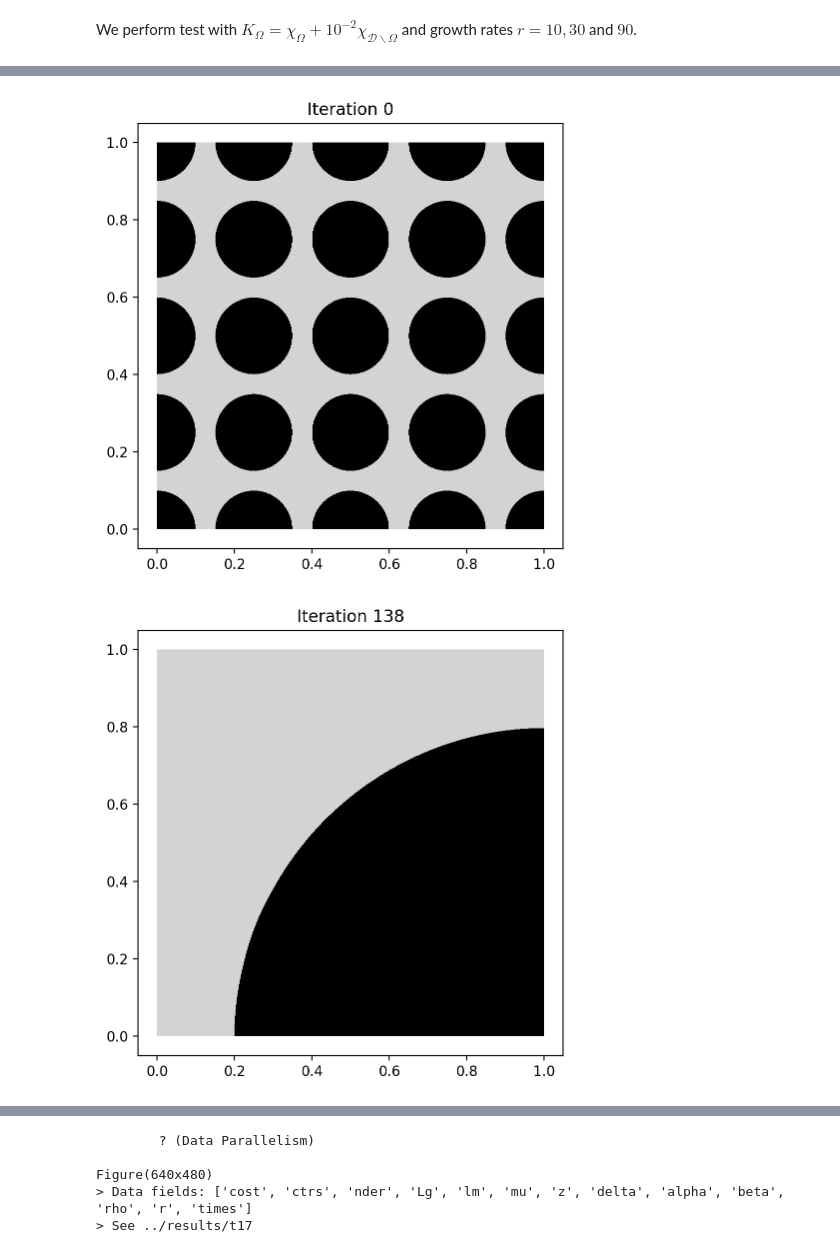
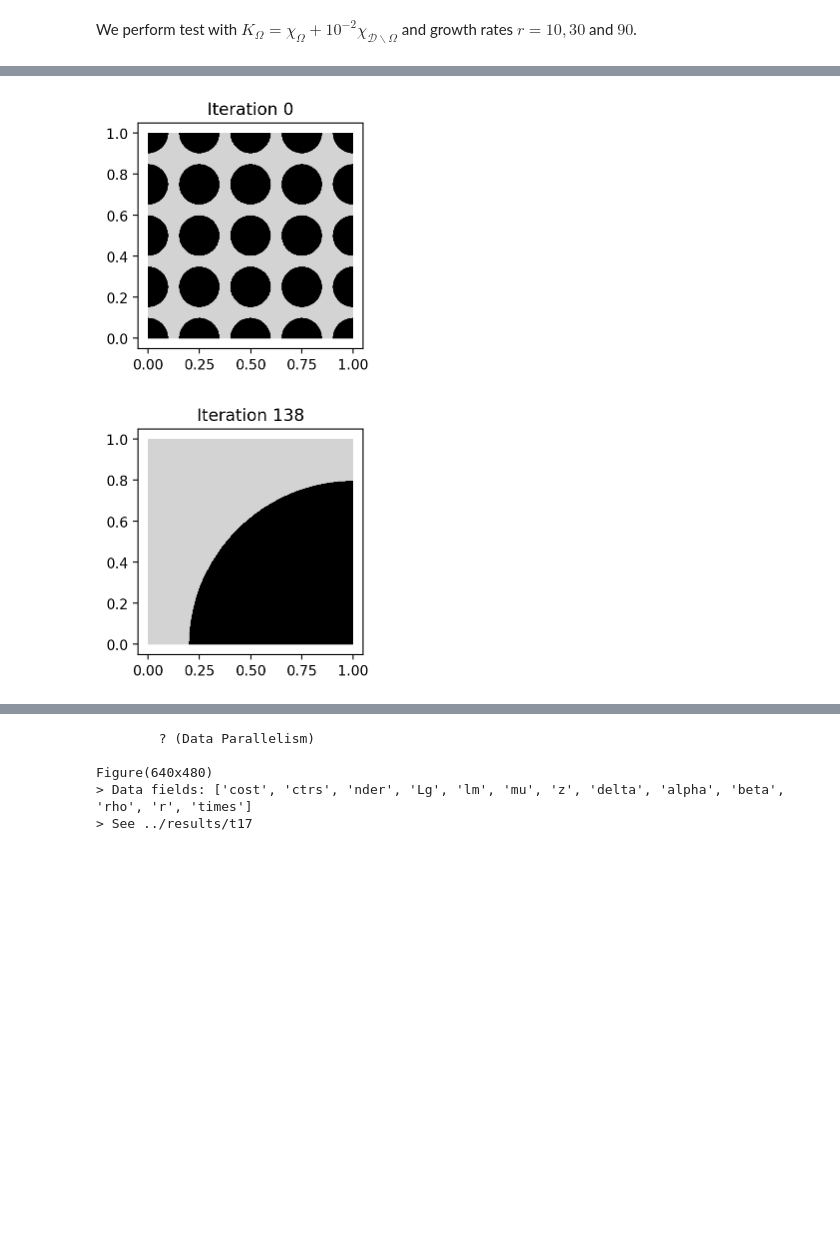
Before and after one commit to PhiFEM/phiFEM_FormOpt, a Jupyter notebook: code/Tutorial.ipynb, the cells around one changed output, grey strips where cells are left out. Cells and saved outputs as stored; diff of their text form; code cells hidden in the pictures; blank space fills up the shorter version.

```diff
--- a/code/Tutorial.ipynb
+++ b/code/Tutorial.ipynb
@@ -695,9 +686,9 @@ Figure(640x480)
 # %%
 %config InlineBackend.figure_format = 'retina'
 from plots import plot_tutorial
-plot_tutorial(h5file = "../results/t14/results.h5", size = (5, 5))
+plot_tutorial(h5file = "../results/t14/results.h5", size = (3, 3))
 # %% [output]
-[figure, old version]
+[figure, new version]
-[figure, old version]
+[figure, new version]
 # %%
 !mpirun -np 2 python test.py 15 > ../results/t15/out.txt
```
Also changed, not shown: parts of 5 cells of this notebook, 21 other files.
